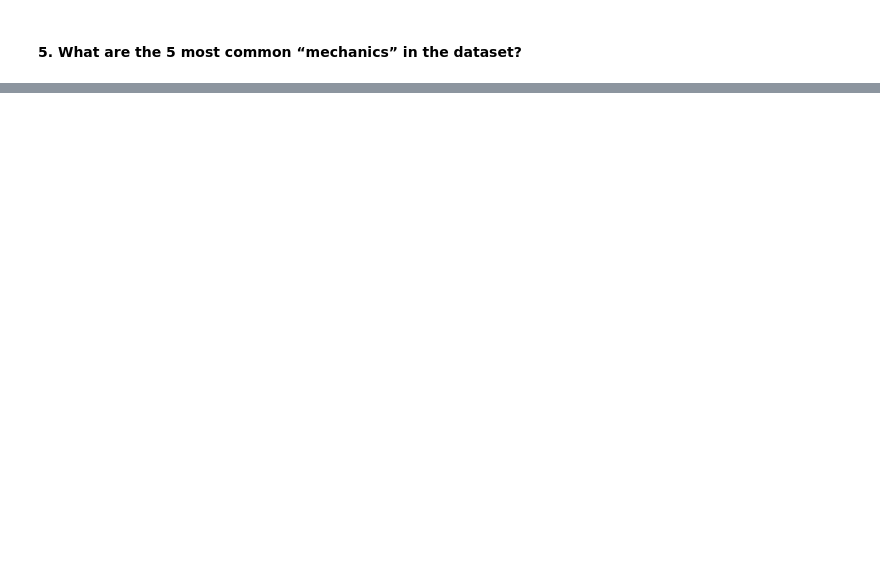
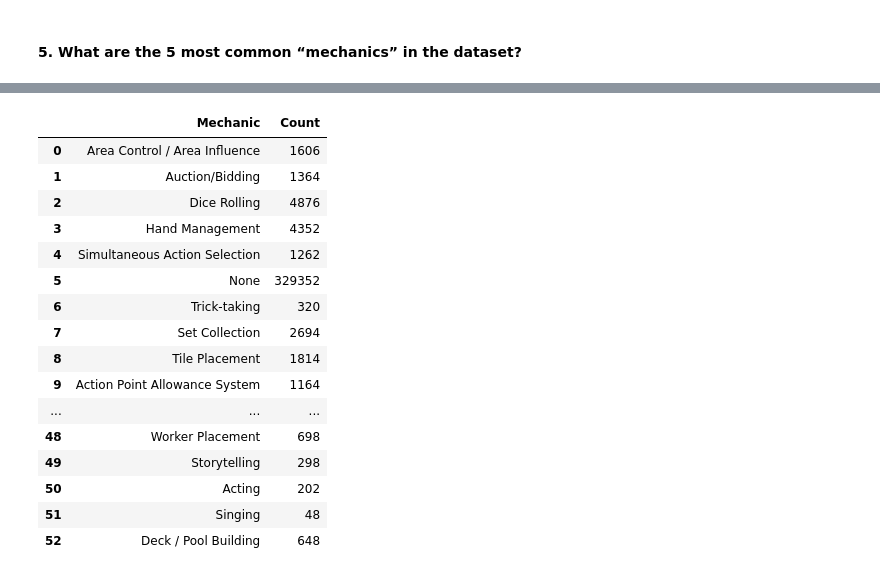
Before and after one commit to ayllinBukovic/AyllinBukovic_DVisHDip_CA1, a Jupyter notebook: AyllinBukovic_DVisHDip_CA1.ipynb, the cells around one changed output, grey strips where cells are left out. Saved outputs shown, nothing was run; the diff lists cells and outputs as text; code cells hidden in the pictures; blank space fills up the shorter version.

```diff
--- a/AyllinBukovic_DVisHDip_CA1.ipynb
+++ b/AyllinBukovic_DVisHDip_CA1.ipynb
@@ -489,0 +558,3 @@ plt.title("Old games median vs New games median");
+# %%
+df_games = pd.concat([df_games, df_mechanic_split], axis=1)
+df_games
@@ -489,0 +575,4 @@ plt.title("Old games median vs New games median");
+# %%
+df_games.rename(columns={0: 'm1', 1: 'm2',2: 'm3', 3: 'm4',4: 'm5', 5: 'm6',6: 'm7', 7: 'm8',8: 'm9',
+                         9: 'm10',10: 'm11', 11: 'm12',12: 'm13', 13: 'm14',
+                         14: 'm15', 15: 'm16',16: 'm17', 17: 'm18',18:'m19'}, inplace=True)
@@ -489,0 +633,21 @@ plt.title("Old games median vs New games median");
+# %%
+df_mech = pd.DataFrame(list(mechanic_counts.items()), columns=['Mechanic', 'Count'])
+df_mech
+# %% [output]
+|  | Mechanic | Count |
+| 0 | Area Control / Area Influence | 1606 |
+| 1 | Auction/Bidding | 1364 |
+| 2 | Dice Rolling | 4876 |
+| 3 | Hand Management | 4352 |
+| 4 | Simultaneous Action Selection | 1262 |
+| 5 | None | 329352 |
+| 6 | Trick-taking | 320 |
+| 7 | Set Collection | 2694 |
+| 8 | Tile Placement | 1814 |
+| 9 | Action Point Allowance System | 1164 |
+| ... | ... | ... |
+| 48 | Worker Placement | 698 |
+| 49 | Storytelling | 298 |
+| 50 | Acting | 202 |
+| 51 | Singing | 48 |
+| 52 | Deck / Pool Building | 648 |
```
Also changed, not shown: parts of 49 cells of this notebook.
